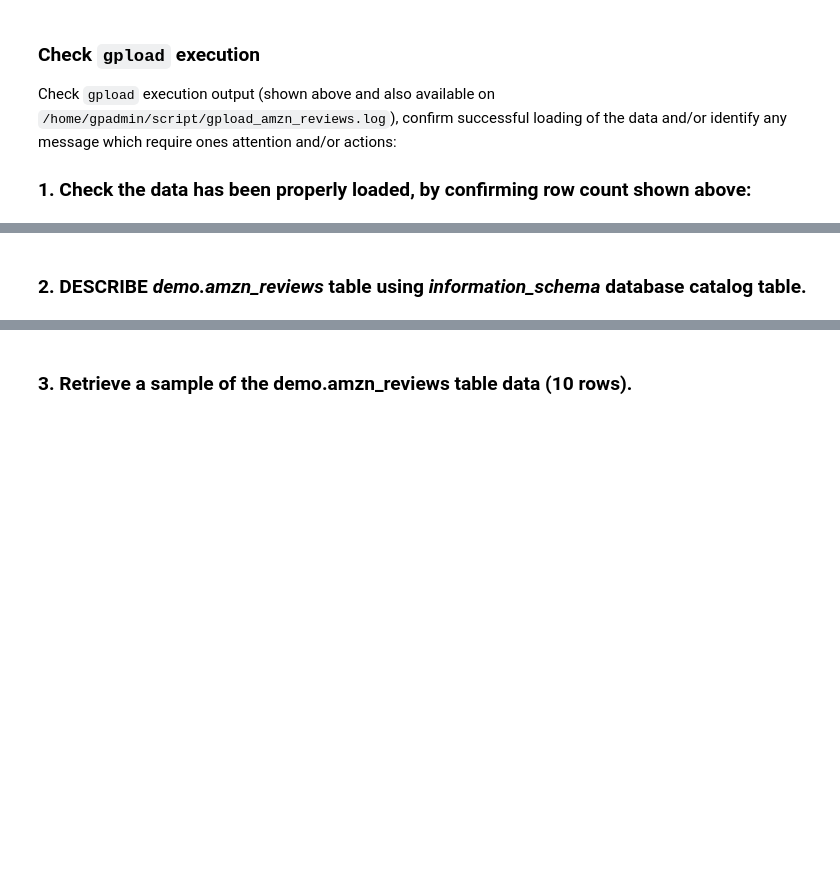
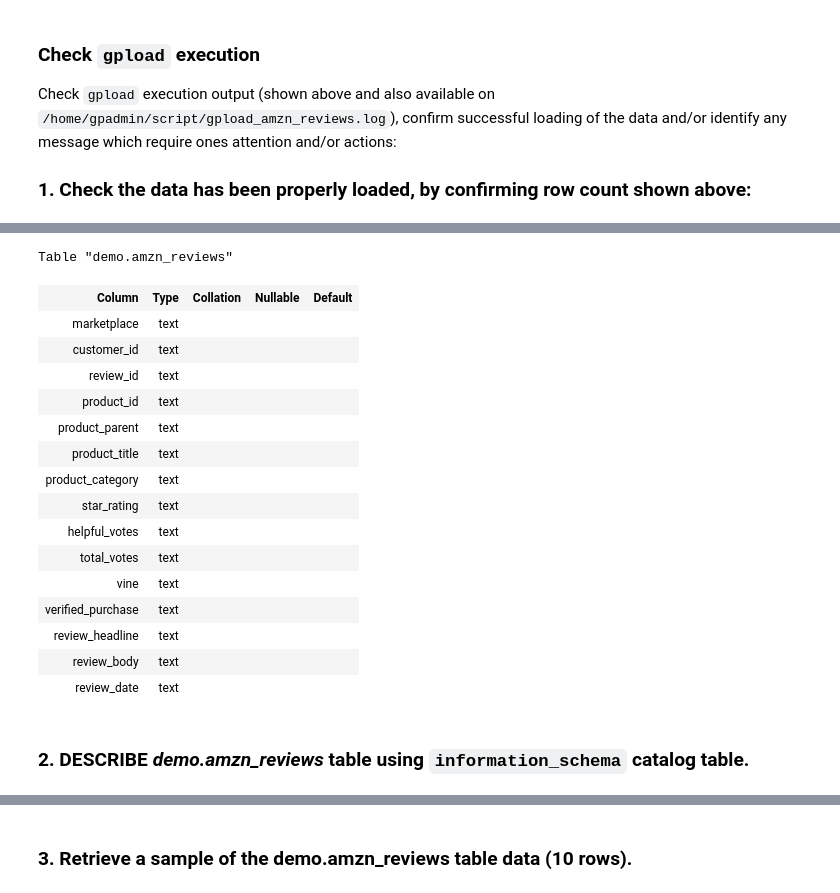
Before and after one commit to cantzakas/gp-demo-aws, a Jupyter notebook: NBK-demo-local.ipynb, the cells around one changed output, grey strips where cells are left out. Drawn from its saved outputs; the diff is of its cells as text; code cells hidden in the pictures; blank space fills up the shorter version.

```diff
--- a/NBK-demo-local.ipynb
+++ b/NBK-demo-local.ipynb
@@ -187,2 +229,23 @@ display_html(''.join(psql_cmd), raw=True)
+# %%
+psql_out = !cat script/4-1-psql-describe-amzn-reviews.sql | psql -H $CONNECTION_STRING
+display_html(''.join(psql_out), raw=True)
+# %% [output]
+Table "demo.amzn_reviews"
+| Column | Type | Collation | Nullable | Default |
+| marketplace | text |  |  |  |
+| customer_id | text |  |  |  |
+| review_id | text |  |  |  |
+| product_id | text |  |  |  |
+| product_parent | text |  |  |  |
+| product_title | text |  |  |  |
+| product_category | text |  |  |  |
+| star_rating | text |  |  |  |
+| helpful_votes | text |  |  |  |
+| total_votes | text |  |  |  |
+| vine | text |  |  |  |
+| verified_purchase | text |  |  |  |
+| review_headline | text |  |  |  |
+| review_body | text |  |  |  |
+| review_date | text |  |  |  |
 # %% [markdown]
-### 2. DESCRIBE *demo.amzn_reviews* table using *information_schema* database catalog table.
+### 2. DESCRIBE *demo.amzn_reviews* table using `information_schema` catalog table.
```
Also changed, not shown: parts of 26 cells of this notebook.
